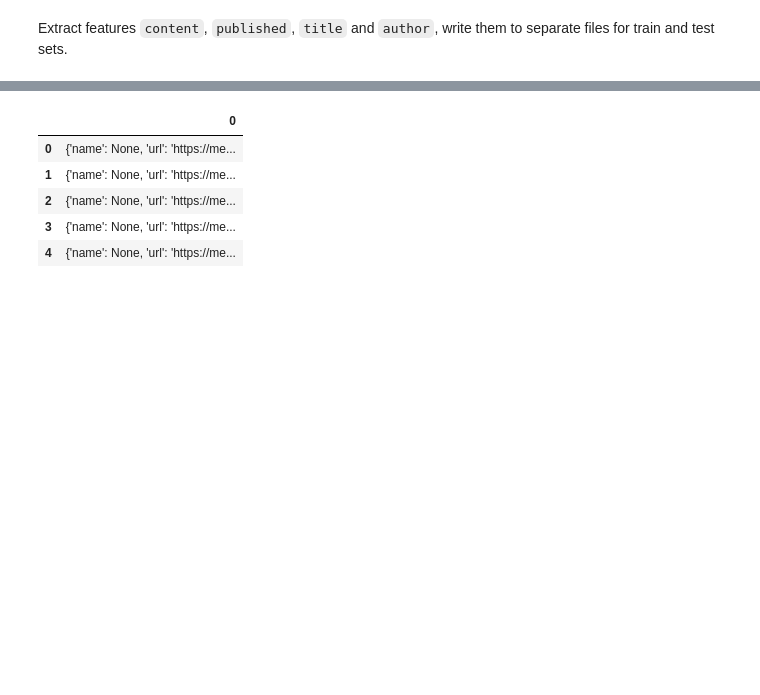
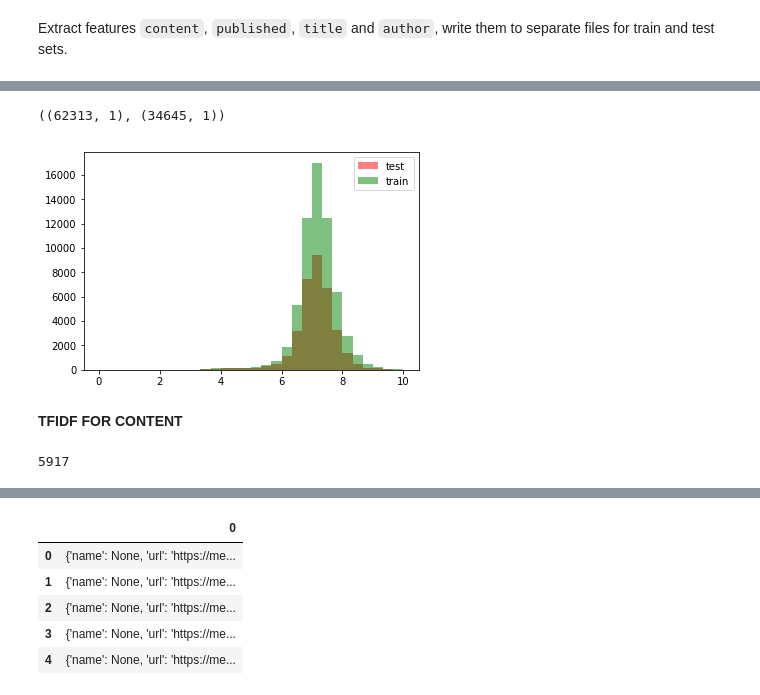
Before and after one commit to kcostya/mlcourse_open, a Jupyter notebook: jupyter_english/topic06_features/assignment6_part2_medium_beat_baseline.ipynb, the cells around one changed output, grey strips where cells are left out. Drawn from its saved outputs; the diff is of its cells as text; code cells hidden in the pictures; blank space fills up the shorter version.

```diff
--- a/jupyter_english/topic06_features/assignment6_part2_medium_beat_baseline.ipynb
+++ b/jupyter_english/topic06_features/assignment6_part2_medium_beat_baseline.ipynb
@@ -119,0 +192,20 @@ A Jupyter Widget
+# %%
+train_content = pd.read_table(os.path.join(PATH_TO_DATA,'train_content.txt'), sep='\n', header=None)
+test_content = pd.read_table(os.path.join(PATH_TO_DATA,'test_content.txt'), sep='\n', header=None)
+# %%
+train_content.shape, test_content.shape
+# %% [output]
+((62313, 1), (34645, 1))
+# %%
+train_content['num_words'] = train_content.applymap(lambda x: len(x.split()))
+# %%
+test_content['num_words'] = test_content.applymap(lambda x: len(x.split()))
+# %%
+train_content['num_words_log'] = train_content['num_words'].apply(lambda x: np.log(x))
+test_content['num_words_log'] = test_content['num_words'].apply(lambda x: np.log(x))
+# %%
+plt.hist(test_content['num_words_log'], bins=30, alpha=.5, color='red', label='test', range=(0,10));
+plt.hist(train_content['num_words_log'], bins=30, alpha=.5, color='green', label='train', range=(0,10));
+plt.legend();
+# %% [output]
+[figure, added]
@@ -119,0 +218,6 @@ A Jupyter Widget
+# %% [markdown]
+**TFIDF FOR CONTENT**
+# %%
+gc.collect()
+# %% [output]
+5917
```
Also changed, not shown: parts of 93 cells of this notebook, 21 other files.
